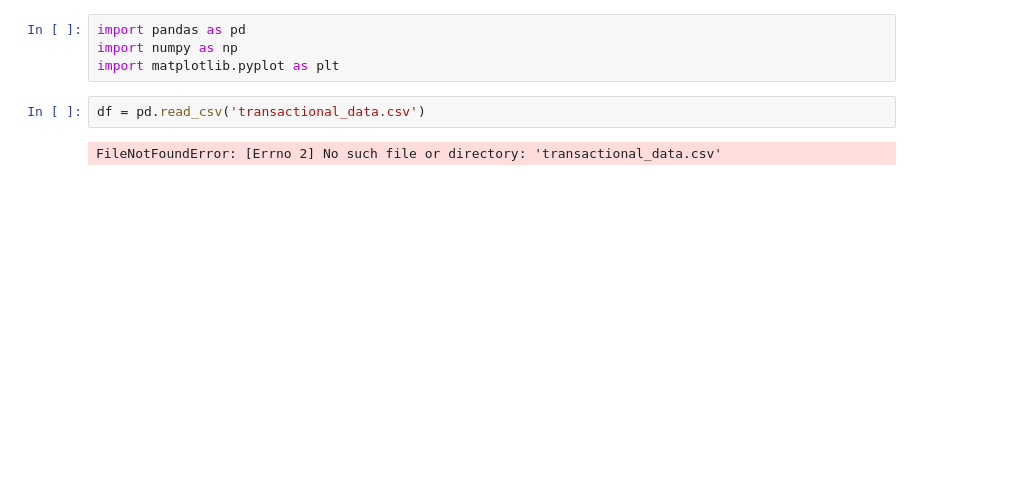
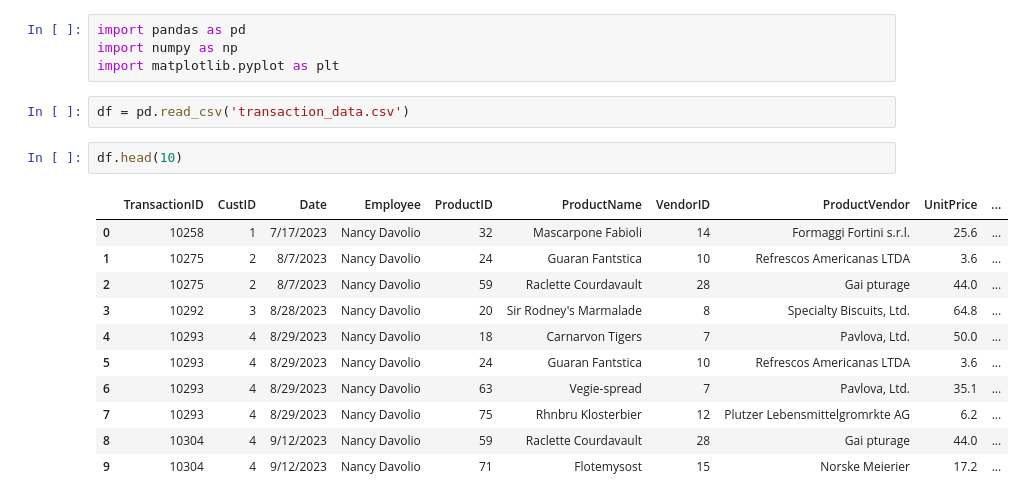
Before and after one commit to jdridges/Capstone_2, a Jupyter notebook: Transactional Analysis.ipynb, the cells around one changed output. Saved outputs shown, nothing was run; the diff lists cells and outputs as text; blank space fills up the shorter version.

Commit message:
transactional analysis updated.

```diff
--- a/Transactional Analysis.ipynb
+++ b/Transactional Analysis.ipynb
@@ -3,6 +3,18 @@ import pandas as pd
 import numpy as np
 import matplotlib.pyplot as plt
 # %%
-df = pd.read_csv('transactional_data.csv')
+df = pd.read_csv('transaction_data.csv')
-# %% [output]
-FileNotFoundError: [Errno 2] No such file or directory: 'transactional_data.csv'
+# %%
+df.head(10)
+# %% [output]
+|  | TransactionID | CustID | Date | Employee | ProductID | ProductName | VendorID | ProductVendor | UnitPrice | ... |
+| 0 | 10258 | 1 | 7/17/2023 | Nancy Davolio | 32 | Mascarpone Fabioli | 14 | Formaggi Fortini s.r.l. | 25.6 | ... |
+| 1 | 10275 | 2 | 8/7/2023 | Nancy Davolio | 24 | Guaran Fantstica | 10 | Refrescos Americanas LTDA | 3.6 | ... |
+| 2 | 10275 | 2 | 8/7/2023 | Nancy Davolio | 59 | Raclette Courdavault | 28 | Gai pturage | 44.0 | ... |
+| 3 | 10292 | 3 | 8/28/2023 | Nancy Davolio | 20 | Sir Rodney's Marmalade | 8 | Specialty Biscuits, Ltd. | 64.8 | ... |
+| 4 | 10293 | 4 | 8/29/2023 | Nancy Davolio | 18 | Carnarvon Tigers | 7 | Pavlova, Ltd. | 50.0 | ... |
+| 5 | 10293 | 4 | 8/29/2023 | Nancy Davolio | 24 | Guaran Fantstica | 10 | Refrescos Americanas LTDA | 3.6 | ... |
+| 6 | 10293 | 4 | 8/29/2023 | Nancy Davolio | 63 | Vegie-spread | 7 | Pavlova, Ltd. | 35.1 | ... |
+| 7 | 10293 | 4 | 8/29/2023 | Nancy Davolio | 75 | Rhnbru Klosterbier | 12 | Plutzer Lebensmittelgromrkte AG | 6.2 | ... |
+| 8 | 10304 | 4 | 9/12/2023 | Nancy Davolio | 59 | Raclette Courdavault | 28 | Gai pturage | 44.0 | ... |
+| 9 | 10304 | 4 | 9/12/2023 | Nancy Davolio | 71 | Flotemysost | 15 | Norske Meierier | 17.2 | ... |
```
Also changed, not shown: parts of 19 cells of this notebook.
